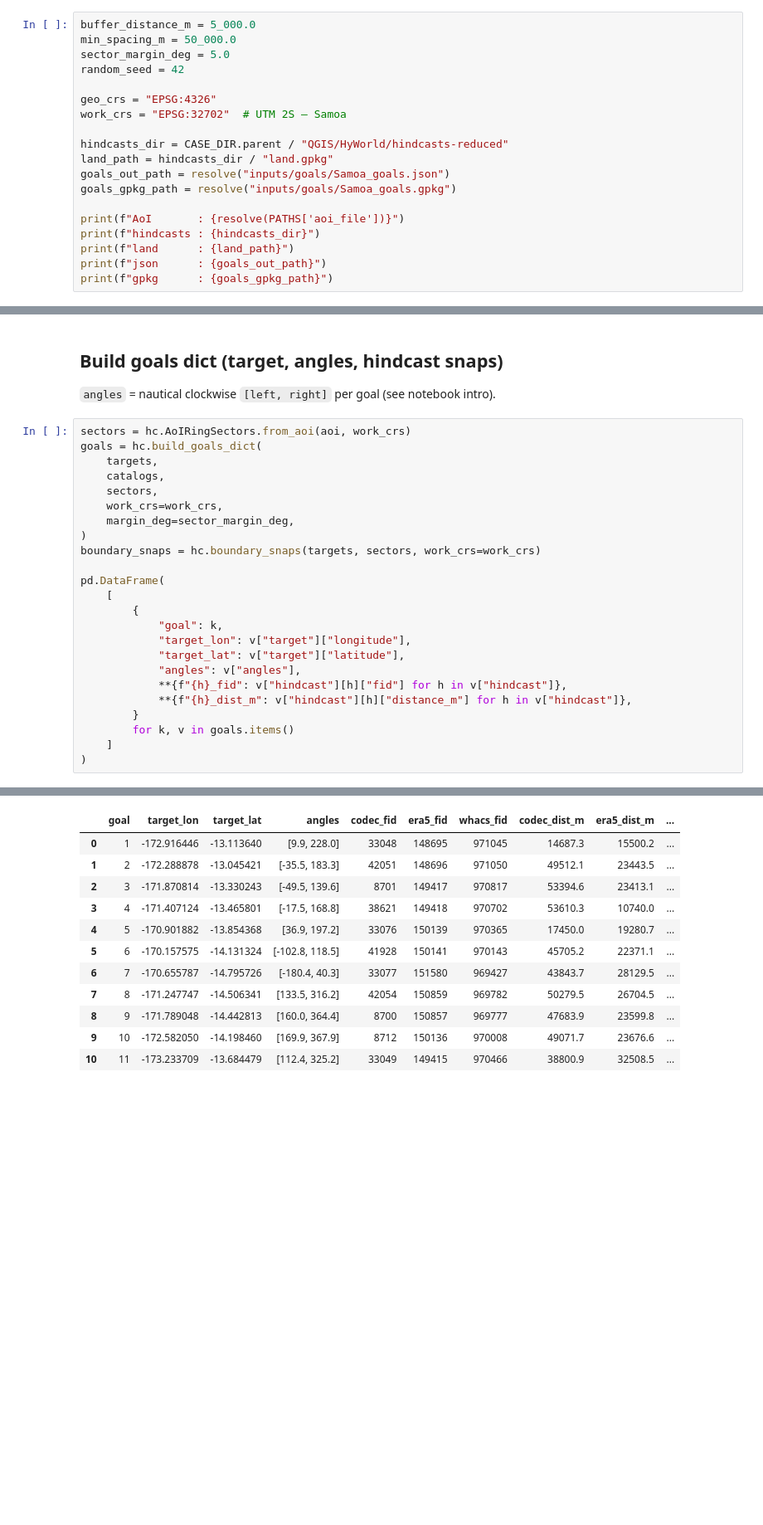
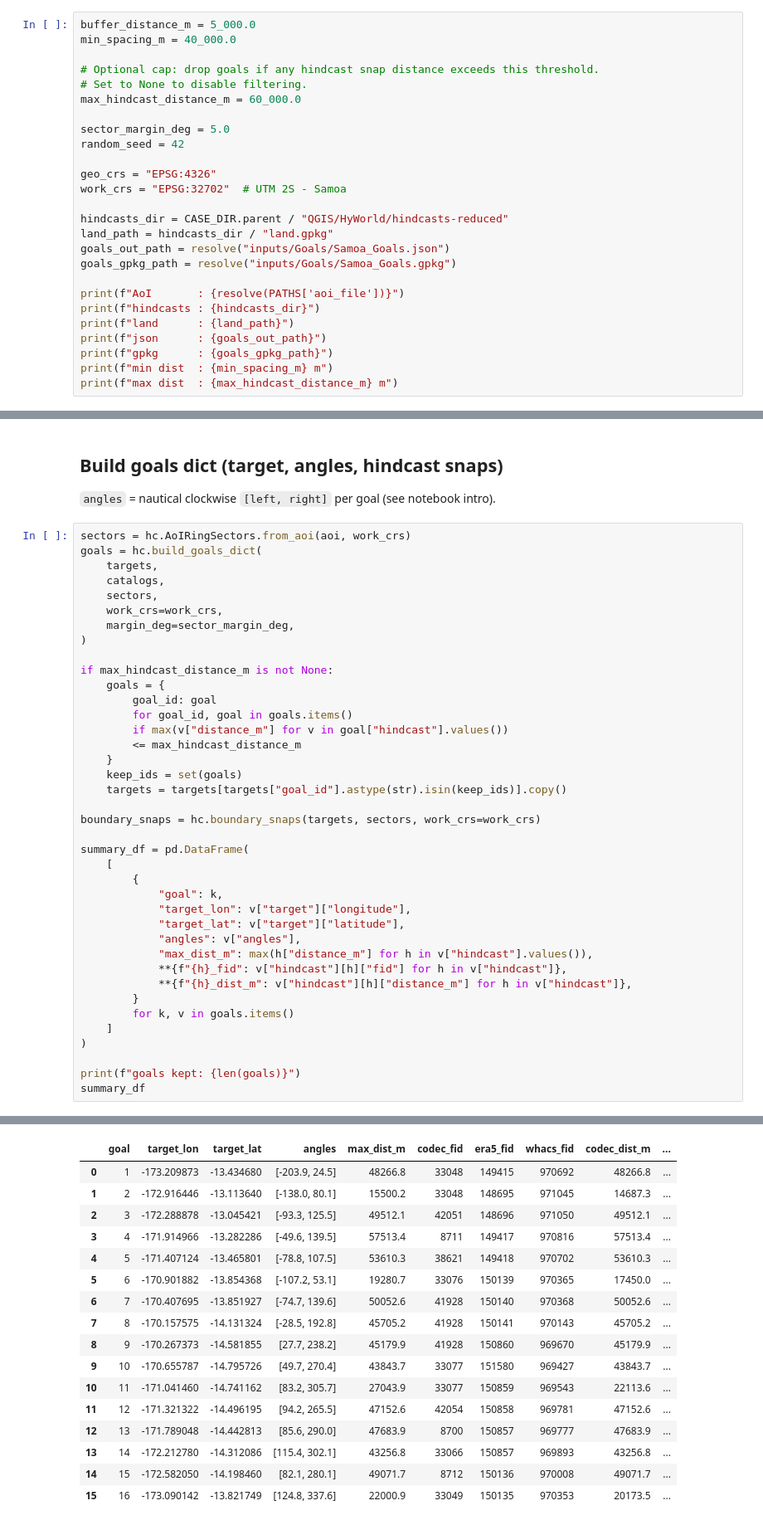
Before and after one commit to GeoOcean/HyGloW, a Jupyter notebook: Samoa/04_Select_Goals_by_Hindcasts.ipynb, the cells around one changed output, grey strips where cells are left out. Shown at 83% size. Cells and saved outputs as stored; diff of their text form; blank space fills up the shorter version.

```diff
--- a/Samoa/04_Select_Goals_by_Hindcasts.ipynb
+++ b/Samoa/04_Select_Goals_by_Hindcasts.ipynb
@@ -27,23 +28,30 @@ from utils.config import CASE_DIR, PATHS, resolve
 ## Parameters
 # %%
 buffer_distance_m = 5_000.0
-min_spacing_m = 50_000.0
+min_spacing_m = 40_000.0
+
+# Optional cap: drop goals if any hindcast snap distance exceeds this threshold.
+# Set to None to disable filtering.
+max_hindcast_distance_m = 60_000.0
+
 sector_margin_deg = 5.0
 random_seed = 42
 
 geo_crs = "EPSG:4326"
-work_crs = "EPSG:32702"  # UTM 2S — Samoa
+work_crs = "EPSG:32702"  # UTM 2S - Samoa
 
 hindcasts_dir = CASE_DIR.parent / "QGIS/HyWorld/hindcasts-reduced"
 land_path = hindcasts_dir / "land.gpkg"
-goals_out_path = resolve("inputs/goals/Samoa_goals.json")
-goals_gpkg_path = resolve("inputs/goals/Samoa_goals.gpkg")
+goals_out_path = resolve("inputs/Goals/Samoa_Goals.json")
+goals_gpkg_path = resolve("inputs/Goals/Samoa_Goals.gpkg")
 
 print(f"AoI       : {resolve(PATHS['aoi_file'])}")
 print(f"hindcasts : {hindcasts_dir}")
 print(f"land      : {land_path}")
 print(f"json      : {goals_out_path}")
 print(f"gpkg      : {goals_gpkg_path}")
+print(f"min dist  : {min_spacing_m} m")
+print(f"max dist  : {max_hindcast_distance_m} m")
 # %% [output]
 AoI       : /home/tausiaj/GitHub-GeoOcean/HyGloW/Samoa/inputs/AoI_Polygons/Samoa_AoI.shp
 hindcasts : /home/tausiaj/GitHub-GeoOcean/HyGloW/QGIS/HyWorld/hindcasts-reduced
@@ -117,19 +132,34 @@ goals = hc.build_goals_dict(
     work_crs=work_crs,
     margin_deg=sector_margin_deg,
 )
+
+if max_hindcast_distance_m is not None:
+    goals = {
+        goal_id: goal
+        for goal_id, goal in goals.items()
+        if max(v["distance_m"] for v in goal["hindcast"].values())
+        <= max_hindcast_distance_m
+    }
+    keep_ids = set(goals)
+    targets = targets[targets["goal_id"].astype(str).isin(keep_ids)].copy()
+
 boundary_snaps = hc.boundary_snaps(targets, sectors, work_crs=work_crs)
 
-pd.DataFrame(
+summary_df = pd.DataFrame(
     [
         {
             "goal": k,
             "target_lon": v["target"]["longitude"],
             "target_lat": v["target"]["latitude"],
             "angles": v["angles"],
+            "max_dist_m": max(h["distance_m"] for h in v["hindcast"].values()),
             **{f"{h}_fid": v["hindcast"][h]["fid"] for h in v["hindcast"]},
             **{f"{h}_dist_m": v["hindcast"][h]["distance_m"] for h in v["hindcast"]},
         }
         for k, v in goals.items()
     ]
 )
+
+print(f"goals kept: {len(goals)}")
+summary_df
 # %% [output]
@@ -136,13 +167,18 @@ pd.DataFrame(
-|  | goal | target_lon | target_lat | angles | codec_fid | era5_fid | whacs_fid | codec_dist_m | era5_dist_m | ... |
-| 0 | 1 | -172.916446 | -13.113640 | [9.9, 228.0] | 33048 | 148695 | 971045 | 14687.3 | 15500.2 | ... |
-| 1 | 2 | -172.288878 | -13.045421 | [-35.5, 183.3] | 42051 | 148696 | 971050 | 49512.1 | 23443.5 | ... |
-| 2 | 3 | -171.870814 | -13.330243 | [-49.5, 139.6] | 8701 | 149417 | 970817 | 53394.6 | 23413.1 | ... |
-| 3 | 4 | -171.407124 | -13.465801 | [-17.5, 168.8] | 38621 | 149418 | 970702 | 53610.3 | 10740.0 | ... |
-| 4 | 5 | -170.901882 | -13.854368 | [36.9, 197.2] | 33076 | 150139 | 970365 | 17450.0 | 19280.7 | ... |
-| 5 | 6 | -170.157575 | -14.131324 | [-102.8, 118.5] | 41928 | 150141 | 970143 | 45705.2 | 22371.1 | ... |
-| 6 | 7 | -170.655787 | -14.795726 | [-180.4, 40.3] | 33077 | 151580 | 969427 | 43843.7 | 28129.5 | ... |
-| 7 | 8 | -171.247747 | -14.506341 | [133.5, 316.2] | 42054 | 150859 | 969782 | 50279.5 | 26704.5 | ... |
-| 8 | 9 | -171.789048 | -14.442813 | [160.0, 364.4] | 8700 | 150857 | 969777 | 47683.9 | 23599.8 | ... |
-| 9 | 10 | -172.582050 | -14.198460 | [169.9, 367.9] | 8712 | 150136 | 970008 | 49071.7 | 23676.6 | ... |
-| 10 | 11 | -173.233709 | -13.684479 | [112.4, 325.2] | 33049 | 149415 | 970466 | 38800.9 | 32508.5 | ... |
+|  | goal | target_lon | target_lat | angles | max_dist_m | codec_fid | era5_fid | whacs_fid | codec_dist_m | ... |
+| 0 | 1 | -173.209873 | -13.434680 | [-203.9, 24.5] | 48266.8 | 33048 | 149415 | 970692 | 48266.8 | ... |
+| 1 | 2 | -172.916446 | -13.113640 | [-138.0, 80.1] | 15500.2 | 33048 | 148695 | 971045 | 14687.3 | ... |
+| 2 | 3 | -172.288878 | -13.045421 | [-93.3, 125.5] | 49512.1 | 42051 | 148696 | 971050 | 49512.1 | ... |
+| 3 | 4 | -171.914966 | -13.282286 | [-49.6, 139.5] | 57513.4 | 8711 | 149417 | 970816 | 57513.4 | ... |
+| 4 | 5 | -171.407124 | -13.465801 | [-78.8, 107.5] | 53610.3 | 38621 | 149418 | 970702 | 53610.3 | ... |
+| 5 | 6 | -170.901882 | -13.854368 | [-107.2, 53.1] | 19280.7 | 33076 | 150139 | 970365 | 17450.0 | ... |
+| 6 | 7 | -170.407695 | -13.851927 | [-74.7, 139.6] | 50052.6 | 41928 | 150140 | 970368 | 50052.6 | ... |
+| 7 | 8 | -170.157575 | -14.131324 | [-28.5, 192.8] | 45705.2 | 41928 | 150141 | 970143 | 45705.2 | ... |
+| 8 | 9 | -170.267373 | -14.581855 | [27.7, 238.2] | 45179.9 | 41928 | 150860 | 969670 | 45179.9 | ... |
+| 9 | 10 | -170.655787 | -14.795726 | [49.7, 270.4] | 43843.7 | 33077 | 151580 | 969427 | 43843.7 | ... |
+| 10 | 11 | -171.041460 | -14.741162 | [83.2, 305.7] | 27043.9 | 33077 | 150859 | 969543 | 22113.6 | ... |
+| 11 | 12 | -171.321322 | -14.496195 | [94.2, 265.5] | 47152.6 | 42054 | 150858 | 969781 | 47152.6 | ... |
+| 12 | 13 | -171.789048 | -14.442813 | [85.6, 290.0] | 47683.9 | 8700 | 150857 | 969777 | 47683.9 | ... |
+| 13 | 14 | -172.212780 | -14.312086 | [115.4, 302.1] | 43256.8 | 33066 | 150857 | 969893 | 43256.8 | ... |
+| 14 | 15 | -172.582050 | -14.198460 | [82.1, 280.1] | 49071.7 | 8712 | 150136 | 970008 | 49071.7 | ... |
+| 15 | 16 | -173.090142 | -13.821749 | [124.8, 337.6] | 22000.9 | 33049 | 150135 | 970353 | 20173.5 | ... |
 # %% [markdown]
```
Also changed, not shown: parts of 9 cells of this notebook, 37 other files.
